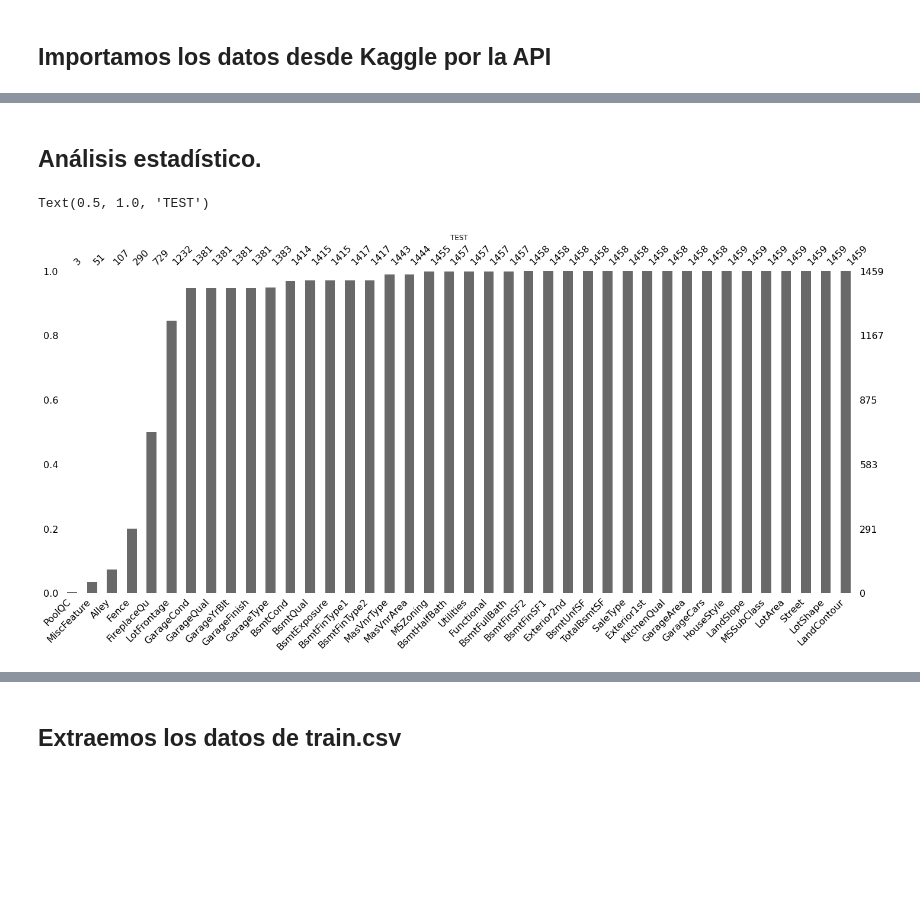
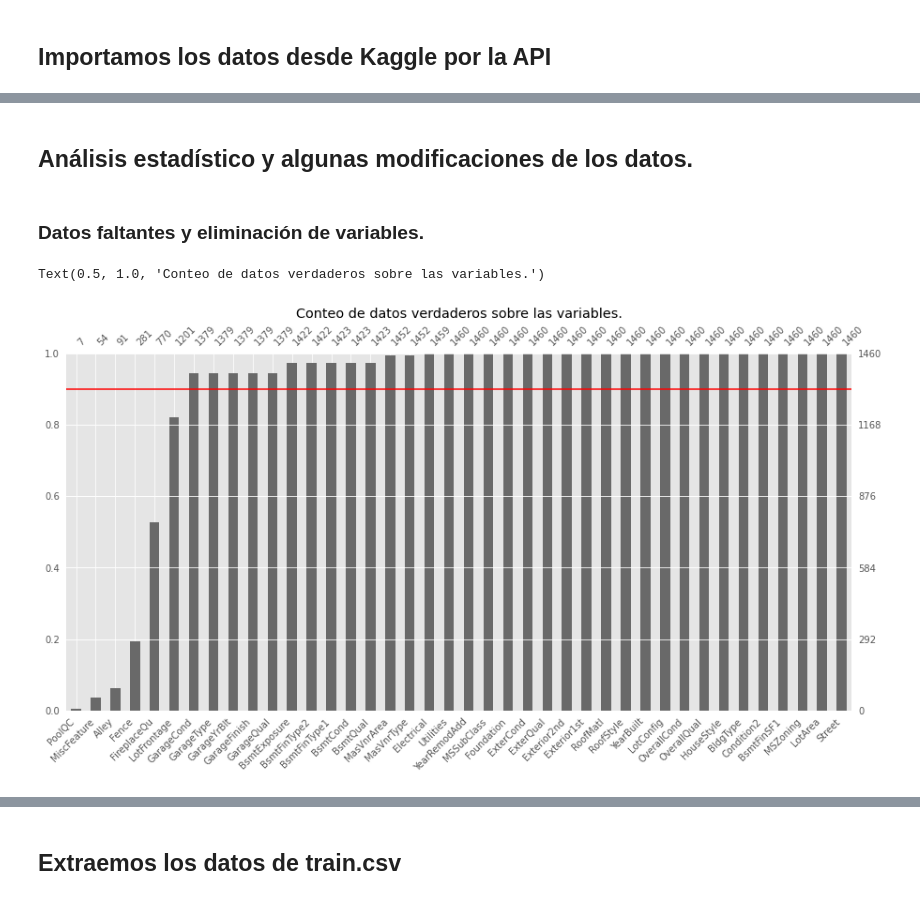
Before and after one commit to ErickMM98/kaggle-housesprice-colab, a Jupyter notebook: Kaggle_HousePrice.ipynb, the cells around one changed output, grey strips where cells are left out. Saved outputs shown, nothing was run; the diff lists cells and outputs as text; code cells hidden in the pictures; blank space fills up the shorter version.

Commit message:
Análisis descriptivo

```diff
--- a/Kaggle_HousePrice.ipynb
+++ b/Kaggle_HousePrice.ipynb
@@ -39,5 +38,5 @@ Downloading data_description.txt to /content
 # %% [markdown]
-## Análisis estadístico.
+## Análisis estadístico y algunas modificaciones de los datos.
 # %%
 import numpy as np
 import pandas as pd
@@ -45,12 +44,17 @@ import missingno as msno
 import matplotlib.pyplot as plt
 import seaborn as sns
 from sklearn.model_selection import train_test_split
+import matplotlib as mpl
+import itertools
+
+plt.style.use('ggplot')
+mpl.rcParams['text.usetex'] = 0
+mpl.rcParams['xtick.labelsize'] = 10
+
+
 """
 ----- GLOBAL VARIABLES
 """
 
 str_path_test = "/content/test.csv"
 str_path_train = "/content/train.csv"
-# %%
-df_test = pd.read_csv(str_path_test)
-df_train = pd.read_csv(str_path_train)
@@ -57,13 +71,18 @@ df_train = pd.read_csv(str_path_train)
+# %% [markdown]
+### Datos faltantes y eliminación de variables.
 # %%
-null_var = list(df_test.isna().sum().sort_values(ascending=False).index)[0:40]
+null_var = list(df_train.isna().sum().sort_values(ascending=False).index)[0:40]
 #plt.plot(df_test.isna().sum().sort_values(ascending=False))
 #df_test.isna().sum().sort_values(ascending=False).head(40)
-
-df_faltantes = df_test[null_var]
-
-
-msno.bar(df_faltantes)
-plt.title("TEST")
+df_faltantes = df_train[null_var]
+#df_train['SalePrice']
+fig, ax = plt.subplots()
+fig.set_size_inches([15,7])
+msno.bar(df_faltantes , ax = ax,fontsize=10)
+xleft, xright = ax.set_xlim()
+ax.hlines(y=0.90, xmin=xleft,
+          xmax = xright, color = 'r')
+ax.set_title('Conteo de datos verdaderos sobre las variables.')
 # %% [output]
-Text(0.5, 1.0, 'TEST')
+Text(0.5, 1.0, 'Conteo de datos verdaderos sobre las variables.')
-[figure, old version]
+[figure, new version]
```
Also changed, not shown: parts of 27 cells of this notebook.
